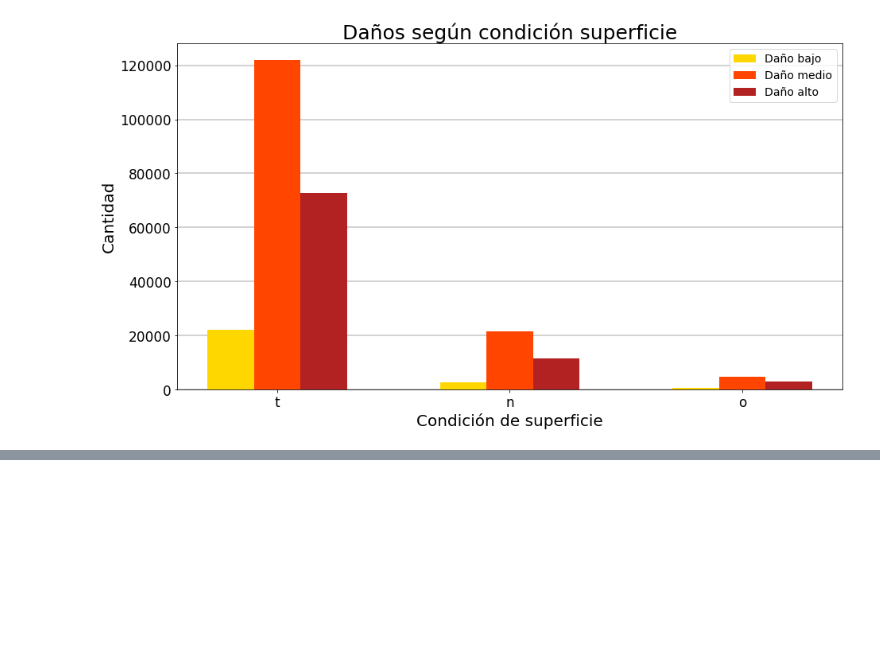
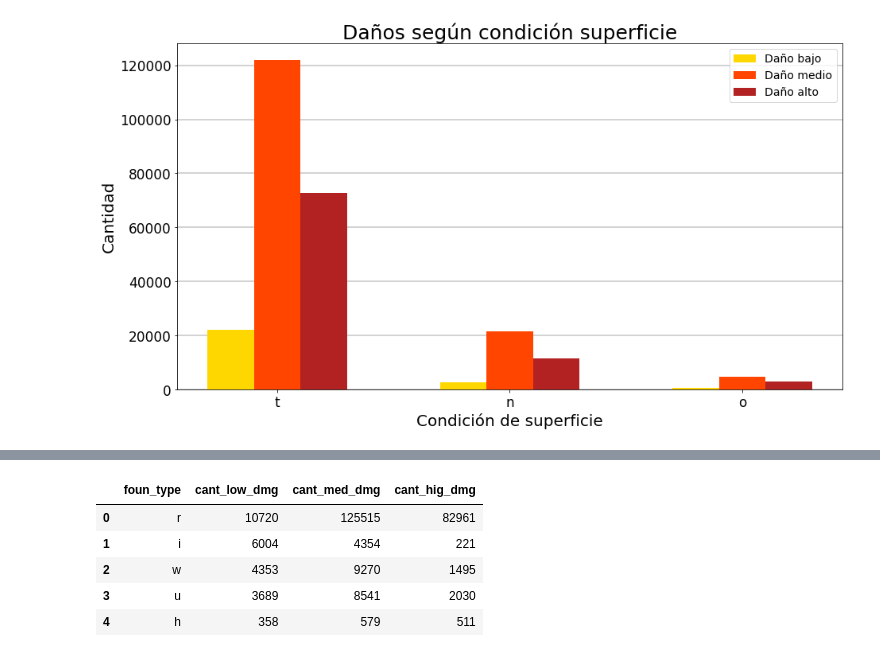
Before and after one commit to ffelfis/OrgaDatosTPs, a Jupyter notebook: TP1/nb_facundo.ipynb, the cells around one changed output, grey strips where cells are left out. Cells and saved outputs as stored; diff of their text form; code cells hidden in the pictures; blank space fills up the shorter version.

```diff
--- a/TP1/nb_facundo.ipynb
+++ b/TP1/nb_facundo.ipynb
@@ -633,0 +636,8 @@ ax.set_axisbelow(True)
+# %%
+df_dmg_by_foun_type = df\
+  .loc[df['damage_grade'] == 1, 'foundation_type']\
+  .value_counts().to_frame().reset_index()\
+  .rename(columns={'index':'foun_type', \
+                   'foundation_type':'cant_low_dmg'})
+
+df_dmg_by_foun_type
@@ -633,0 +668,17 @@ ax.set_axisbelow(True)
+# %%
+df_dmg_by_foun_type = df_dmg_by_foun_type\
+  .merge(df\
+         .loc[df['damage_grade'] == 3, 'foundation_type']\
+         .value_counts().to_frame().reset_index()\
+         .rename(columns={'index':'foun_type', \
+                          'foundation_type':'cant_hig_dmg'}), \
+         on = 'foun_type', how='left')
+
+df_dmg_by_foun_type
+# %% [output]
+|  | foun_type | cant_low_dmg | cant_med_dmg | cant_hig_dmg |
+| 0 | r | 10720 | 125515 | 82961 |
+| 1 | i | 6004 | 4354 | 221 |
+| 2 | w | 4353 | 9270 | 1495 |
+| 3 | u | 3689 | 8541 | 2030 |
+| 4 | h | 358 | 579 | 511 |
```
Also changed, not shown: parts of 12 cells of this notebook.
